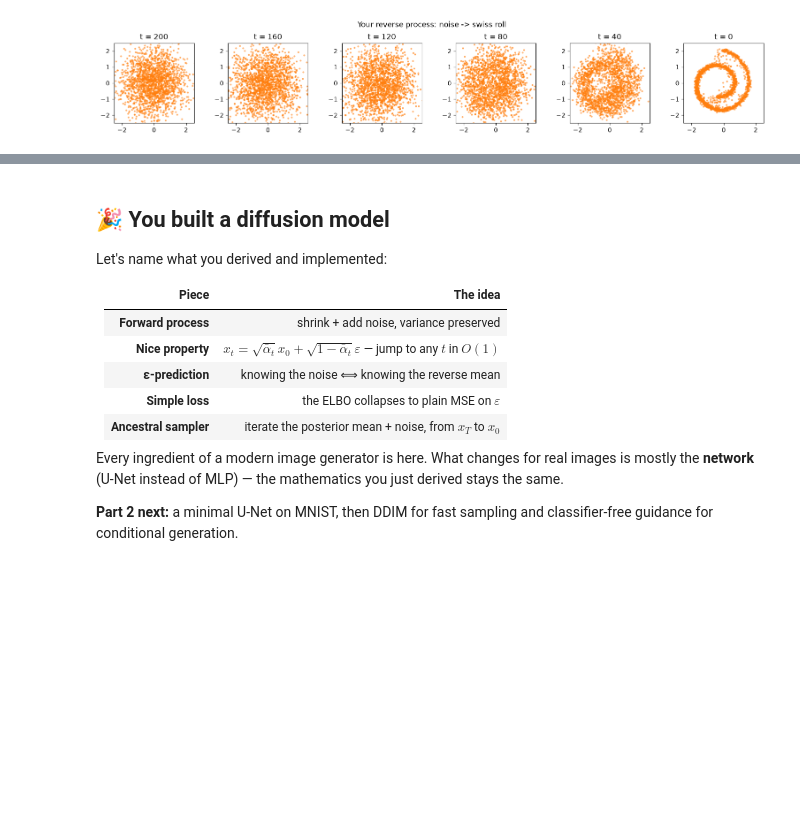
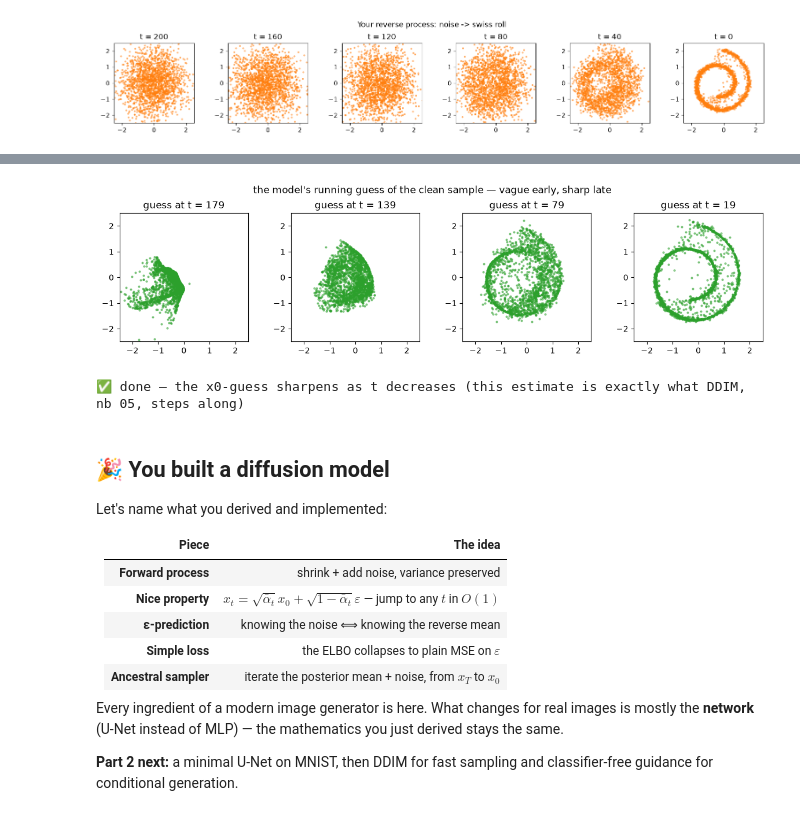
Before and after one commit to maksiksay/nanoDiffusion, a Jupyter notebook: solutions/notebooks/03_sampling.ipynb, the cells around one changed output, grey strips where cells are left out. Saved outputs shown, nothing was run; the diff lists cells and outputs as text; code cells hidden in the pictures; blank space fills up the shorter version.

```diff
--- a/solutions/notebooks/03_sampling.ipynb
+++ b/solutions/notebooks/03_sampling.ipynb
@@ -238,3 +255,27 @@ plt.tight_layout(); plt.show()
+# %%
+@torch.no_grad()
+def predict_x0(model, x_t, t, schedule):
+    '''The model's estimate of the clean x0 from a noised x_t at integer timestep t.'''
+    tt = torch.full((x_t.shape[0],), t, device=x_t.device, dtype=torch.long)
+    eps = model(x_t, tt)
+    ab = schedule.alpha_bars[t]
+    return (x_t - torch.sqrt(1 - ab) * eps) / torch.sqrt(ab)
+# %%
+# ---- self-check (x0 guess) ----
+_, traj = my_ddpm_sample(model, schedule, (2000, 2), device, return_trajectory=True)
+idxs = [20, 60, 120, 180]
+fig, axes = plt.subplots(1, len(idxs), figsize=(3.0 * len(idxs), 3.0))
+for ax, i in zip(axes, idxs):
+    t = schedule.timesteps - 1 - i          # the timestep traj[i] sits at
+    x0_hat = predict_x0(model, traj[i].to(device), t, schedule)
+    assert x0_hat.shape == (2000, 2) and torch.isfinite(x0_hat).all()
+    scatter_2d(ax, x0_hat, f"guess at t = {t}", color="C2")
+plt.suptitle("the model's running guess of the clean sample — vague early, sharp late")
+plt.tight_layout(); plt.show()
+print("✅ done — the x0-guess sharpens as t decreases (this estimate is exactly what DDIM, nb 05, steps along)")
+# %% [output]
+[figure, added]
+✅ done — the x0-guess sharpens as t decreases (this estimate is exactly what DDIM, nb 05, steps along)
 # %% [markdown]
 ## 🎉 You built a diffusion model
 
```
Also changed, not shown: parts of 2 cells of this notebook, 1 other file.
